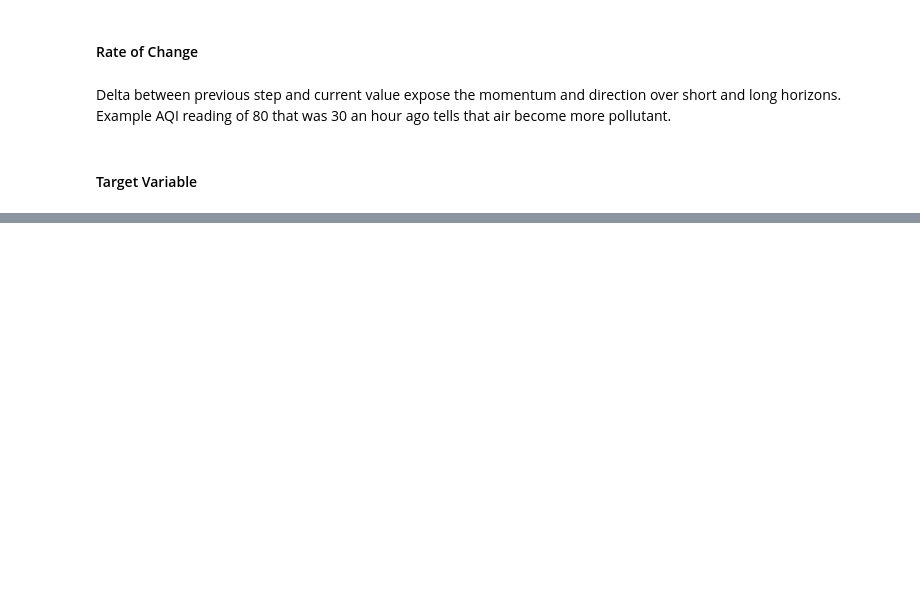
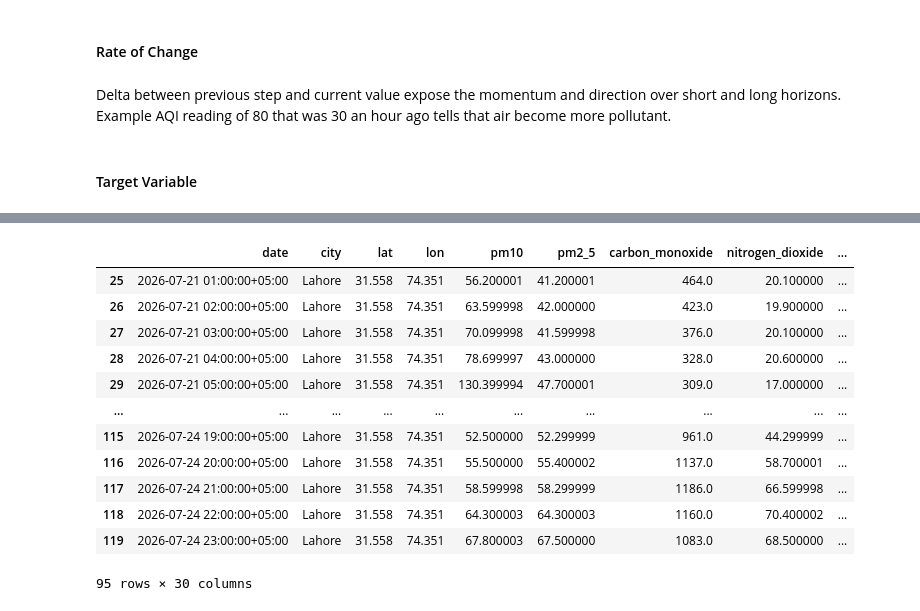
Before and after one commit to mansoor02-dev/pearls-aqi-predictor, a Jupyter notebook: notebooks/02_feature_engineering.ipynb, the cells around one changed output, grey strips where cells are left out. Drawn from its saved outputs; the diff is of its cells as text; code cells hidden in the pictures; blank space fills up the shorter version.

```diff
--- a/notebooks/02_feature_engineering.ipynb
+++ b/notebooks/02_feature_engineering.ipynb
@@ -129,0 +146,18 @@ df.describe()
+# %%
+df_ok =  df.dropna()
+# %%
+df_ok
+# %% [output]
+|  | date | city | lat | lon | pm10 | pm2_5 | carbon_monoxide | nitrogen_dioxide | ... |
+| 25 | 2026-07-21 01:00:00+05:00 | Lahore | 31.558 | 74.351 | 56.200001 | 41.200001 | 464.0 | 20.100000 | ... |
+| 26 | 2026-07-21 02:00:00+05:00 | Lahore | 31.558 | 74.351 | 63.599998 | 42.000000 | 423.0 | 19.900000 | ... |
+| 27 | 2026-07-21 03:00:00+05:00 | Lahore | 31.558 | 74.351 | 70.099998 | 41.599998 | 376.0 | 20.100000 | ... |
+| 28 | 2026-07-21 04:00:00+05:00 | Lahore | 31.558 | 74.351 | 78.699997 | 43.000000 | 328.0 | 20.600000 | ... |
+| 29 | 2026-07-21 05:00:00+05:00 | Lahore | 31.558 | 74.351 | 130.399994 | 47.700001 | 309.0 | 17.000000 | ... |
+| ... | ... | ... | ... | ... | ... | ... | ... | ... | ... |
+| 115 | 2026-07-24 19:00:00+05:00 | Lahore | 31.558 | 74.351 | 52.500000 | 52.299999 | 961.0 | 44.299999 | ... |
+| 116 | 2026-07-24 20:00:00+05:00 | Lahore | 31.558 | 74.351 | 55.500000 | 55.400002 | 1137.0 | 58.700001 | ... |
+| 117 | 2026-07-24 21:00:00+05:00 | Lahore | 31.558 | 74.351 | 58.599998 | 58.299999 | 1186.0 | 66.599998 | ... |
+| 118 | 2026-07-24 22:00:00+05:00 | Lahore | 31.558 | 74.351 | 64.300003 | 64.300003 | 1160.0 | 70.400002 | ... |
+| 119 | 2026-07-24 23:00:00+05:00 | Lahore | 31.558 | 74.351 | 67.800003 | 67.500000 | 1083.0 | 68.500000 | ... |
+95 rows × 30 columns
```
Also changed, not shown: parts of 5 cells of this notebook, 3 other files.
